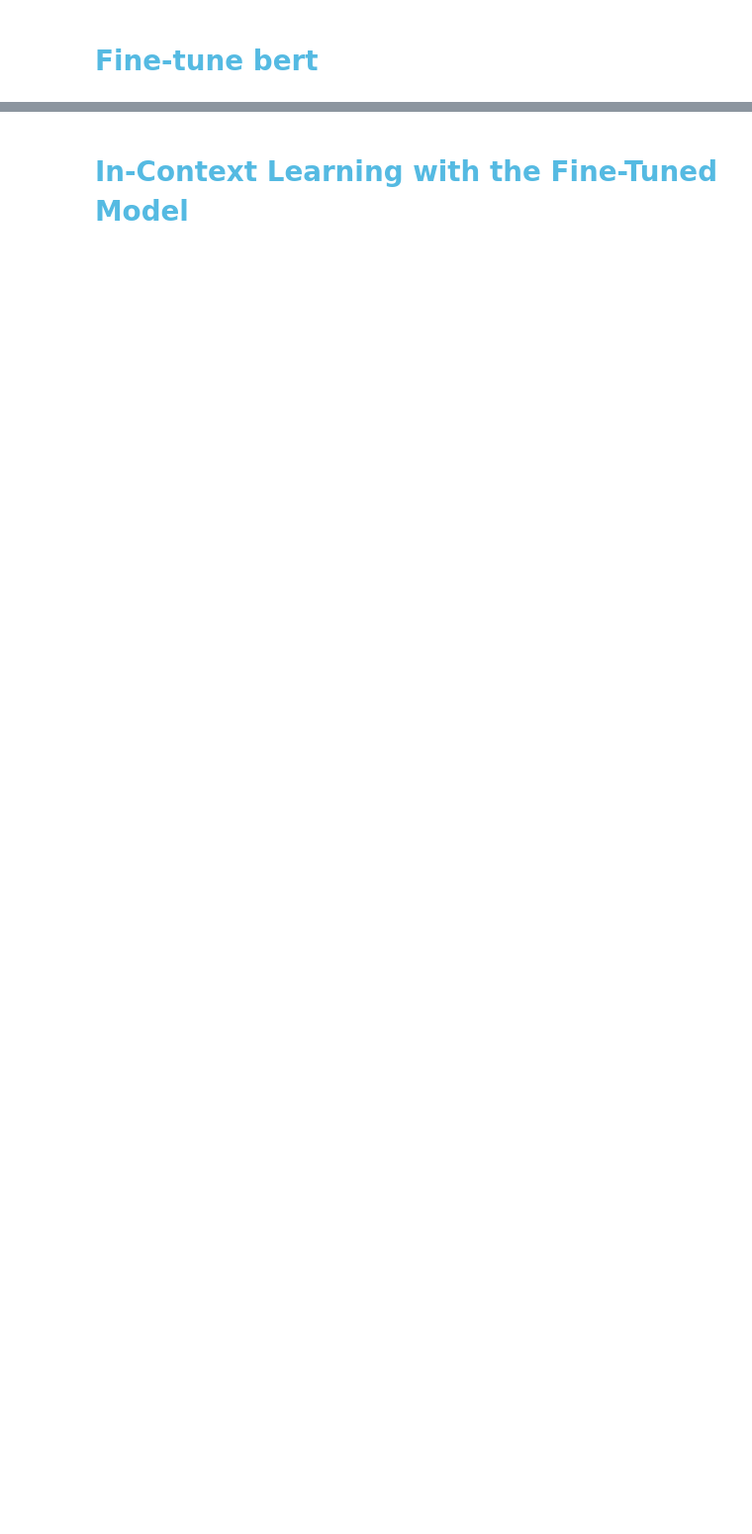
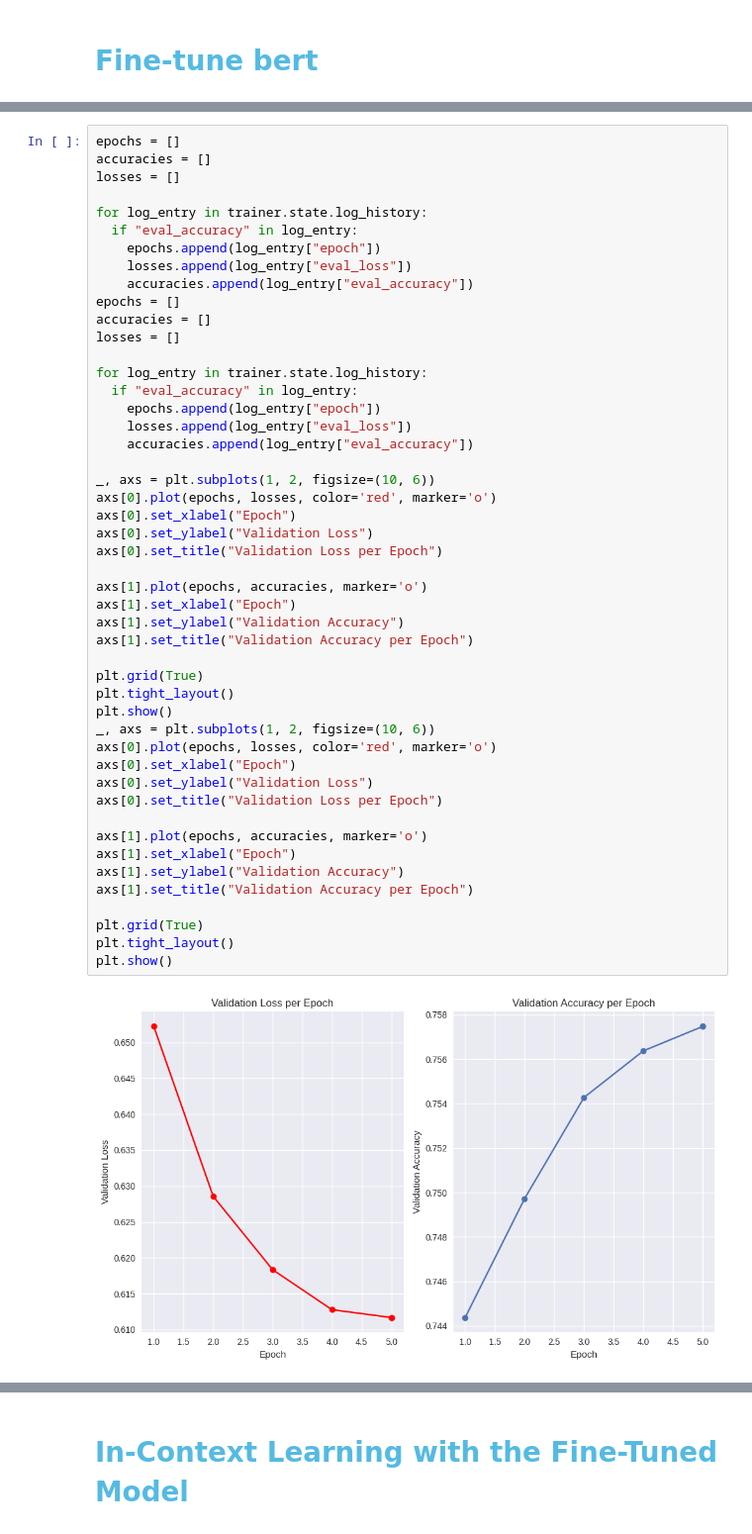
Before and after one commit to ParsaBukani/Data-Science, a Jupyter notebook: CA5&6/Task#3/LLM.ipynb, the cells around one changed output, grey strips where cells are left out. Shown at 99% size. Saved outputs shown, nothing was run; the diff lists cells and outputs as text; blank space fills up the shorter version.

```diff
--- a/CA5&6/Task#3/LLM.ipynb
+++ b/CA5&6/Task#3/LLM.ipynb
@@ -417,0 +544,50 @@ Zero-Shot CoT Accuracy: 65.80%
+# %%
+epochs = []
+accuracies = []
+losses = []
+
+for log_entry in trainer.state.log_history:
+  if "eval_accuracy" in log_entry:
+    epochs.append(log_entry["epoch"])
+    losses.append(log_entry["eval_loss"])
+    accuracies.append(log_entry["eval_accuracy"])
+epochs = []
+accuracies = []
+losses = []
+
+for log_entry in trainer.state.log_history:
+  if "eval_accuracy" in log_entry:
+    epochs.append(log_entry["epoch"])
+    losses.append(log_entry["eval_loss"])
+    accuracies.append(log_entry["eval_accuracy"])
+
+_, axs = plt.subplots(1, 2, figsize=(10, 6))
+axs[0].plot(epochs, losses, color='red', marker='o')
+axs[0].set_xlabel("Epoch")
+axs[0].set_ylabel("Validation Loss")
+axs[0].set_title("Validation Loss per Epoch")
+
+axs[1].plot(epochs, accuracies, marker='o')
+axs[1].set_xlabel("Epoch")
+axs[1].set_ylabel("Validation Accuracy")
+axs[1].set_title("Validation Accuracy per Epoch")
+
+plt.grid(True)
+plt.tight_layout()
+plt.show()
+_, axs = plt.subplots(1, 2, figsize=(10, 6))
+axs[0].plot(epochs, losses, color='red', marker='o')
+axs[0].set_xlabel("Epoch")
+axs[0].set_ylabel("Validation Loss")
+axs[0].set_title("Validation Loss per Epoch")
+
+axs[1].plot(epochs, accuracies, marker='o')
+axs[1].set_xlabel("Epoch")
+axs[1].set_ylabel("Validation Accuracy")
+axs[1].set_title("Validation Accuracy per Epoch")
+
+plt.grid(True)
+plt.tight_layout()
+plt.show()
+# %% [output]
+[figure, added]
```
Also changed, not shown: parts of 63 cells of this notebook.
